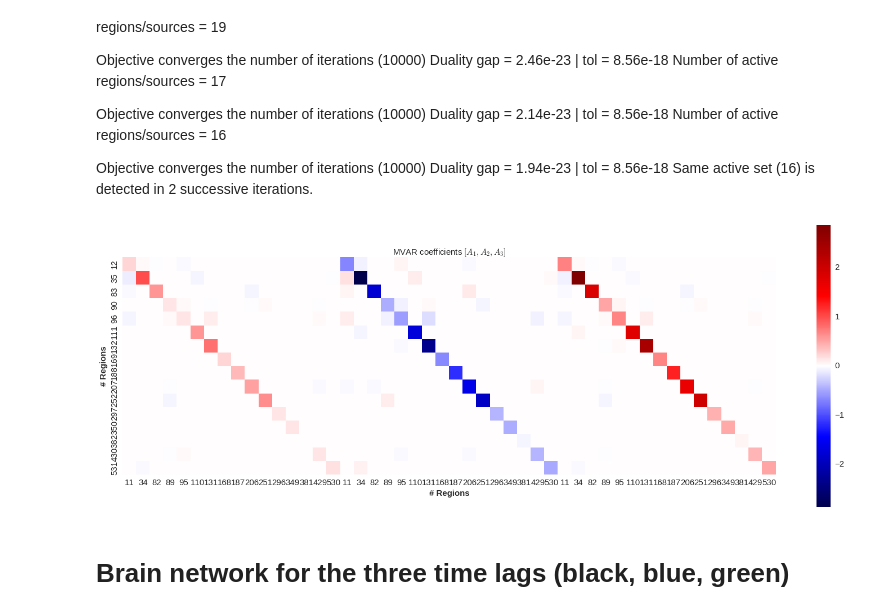
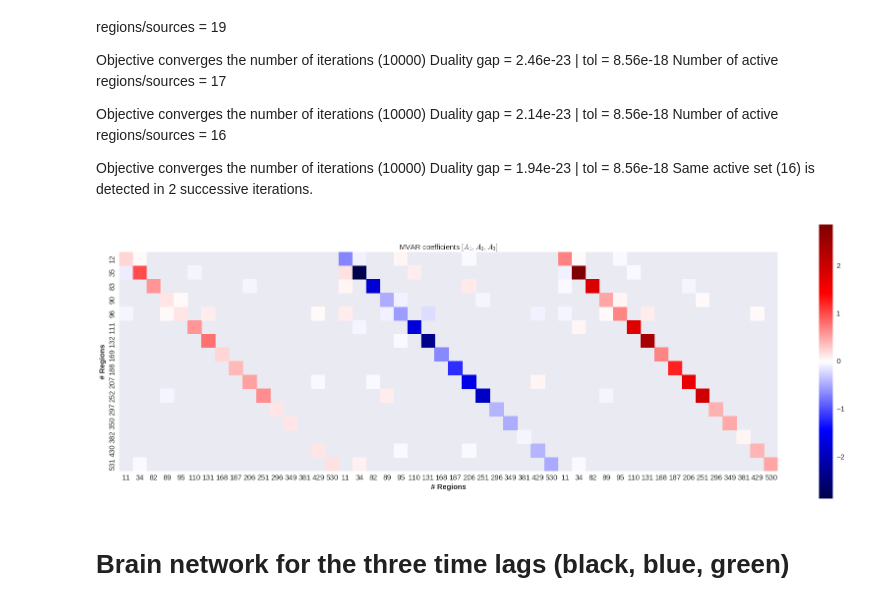
Before and after one commit to BBELAOUCHA/iSDR_p, a Jupyter notebook: examples/example_real_data.ipynb, the cells around one changed output. Drawn from its saved outputs; the diff is of its cells as text; code cells hidden in the pictures.

Commit message:
mask MVAR

```diff
--- a/examples/example_real_data.ipynb
+++ b/examples/example_real_data.ipynb
@@ -44,8 +44,8 @@ def Construct_G_big(G, S_e, M, mar_model): # a function by magnitude bias correc
 %matplotlib inline
 axisfsize = 15
 fsize = 15
-rc={'axes.labelsize': axisfsize, 'font.size': axisfsize, 'legend.fontsize': axisfsize, 'axes.titlesize': axisfsize, 'xtick.labelsize' : axisfsize,
-    'ytick.labelsize' : axisfsize, 'axes.labelweight': 'bold', "lines.linewidth": 1.0}
+rc={'axes.labelsize': axisfsize, 'font.size': axisfsize, 'legend.fontsize': axisfsize, 'axes.titlesize': axisfsize,
+    'xtick.labelsize' : axisfsize, 'ytick.labelsize' : axisfsize, 'axes.labelweight': 'bold', "lines.linewidth": 1.0}
 sns.set(rc=rc)
 # %% [markdown]
 # run in the terminal
@@ -84,37 +84,40 @@ Number of active regions/sources = 16
  Duality gap = 1.94e-23 | tol = 8.56e-18
 Same active set (16) is detected in 2 successive iterations.
 # %%
-# after 4 iteration, we end up with 16 active regions
+# after 4 iteration, we end up with 16 active regions (exe time few sec)
 path = "results_p3_3.mat"
 Result=spoi.loadmat(path)
 S = Result['S estimate']
 n_t_s, n_s = np.shape(S)
 p=3
 Sx = S.T.copy()
 n_sources=[]
 label = (Result['S Active']).astype(int)
 p = 3
 for i in range(3):
     n_sources.extend(label)
 n_s = len(label)
 MVAR = Result['S MVAR']
 df = pd.DataFrame(MVAR, index = label+1, columns = n_sources)
-sns.plt.figure(figsize=(26,9))
-sns.heatmap(df, square=True, cmap= "seismic")
+m = np.where(np.absolute(MVAR)>1e-2*np.max(np.absolute(MVAR)))
+mask = np.ones(np.shape(MVAR))
+mask[m[0], m[1]] = 0
+
+sns.plt.figure(figsize=(30,10))
+sns.heatmap(df, square=True, cmap= "seismic", mask = mask)
 sns.plt.xlabel("# Regions")
 sns.plt.ylabel("# Regions")
 sns.plt.title(r"MVAR coefficients $[A_1, A_2, A_3]$")
 sns.plt.show()
-
 path = "S1_data_p3.mat"
 data=spoi.loadmat(path)
 M = data['M']
 G = data['G']
 G_ac = G[:, label]
 Me = np.dot(G_ac, S.T)
 samples = np.array(data['time'][0])
 # %% [output]
-[figure, old version]
+[figure, new version]
 # %% [markdown]
 # Brain network for the three time lags (black, blue, green)
 # %%
```
Also changed, not shown: parts of 1 cell of this notebook.
